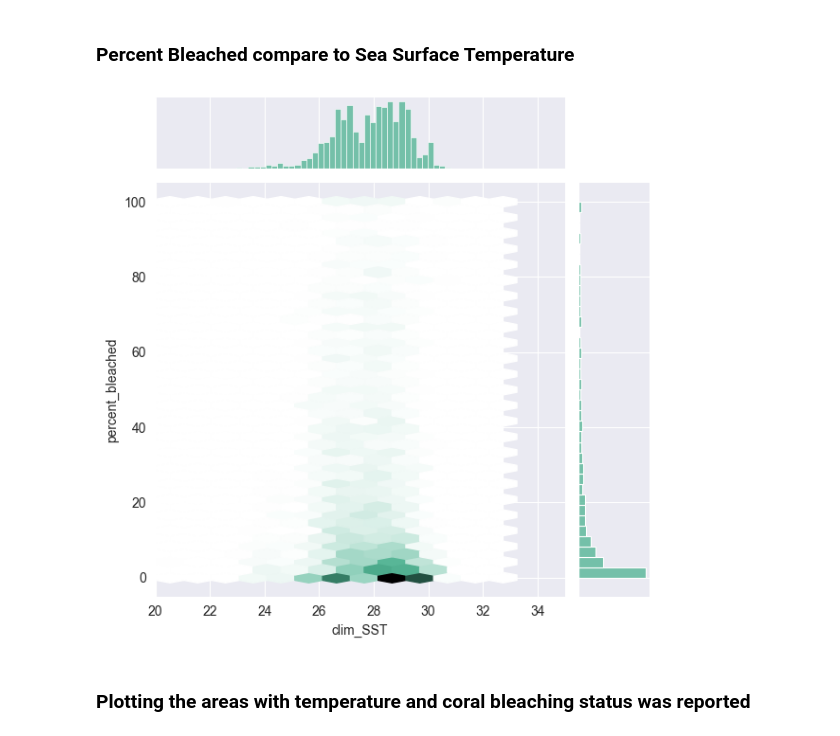
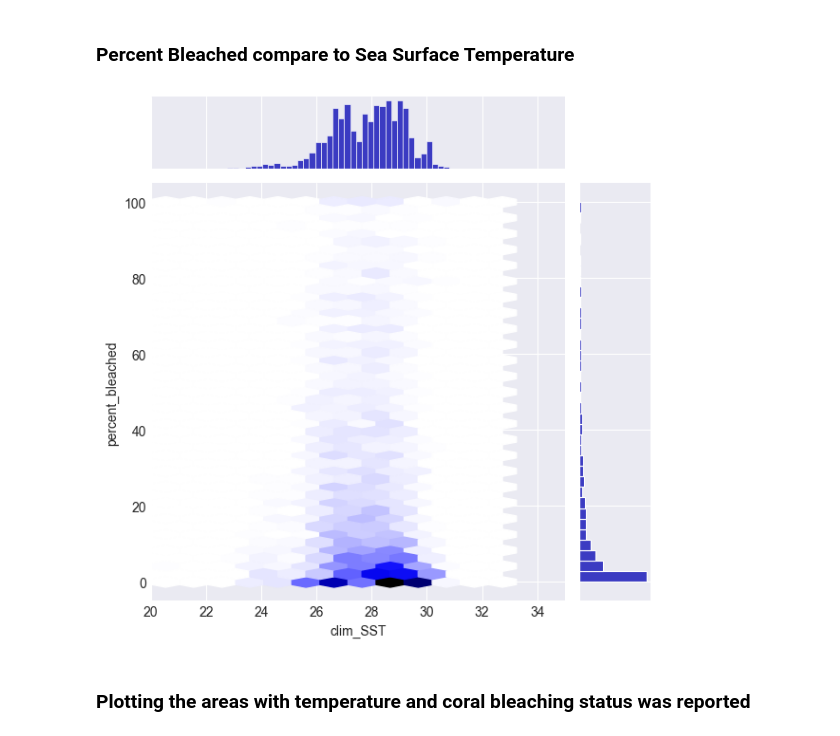
Before and after one commit to S-Romberg/ocean_temp_prediction, a Jupyter notebook: Linear Regression - Predicting Coral Bleaching/linear_regression.ipynb, the cells around one changed output. Cells and saved outputs as stored; diff of their text form; code cells hidden in the pictures.

Commit message:
changed color of graph

```diff
--- a/Linear Regression - Predicting Coral Bleaching/linear_regression.ipynb
+++ b/Linear Regression - Predicting Coral Bleaching/linear_regression.ipynb
@@ -127,9 +127,9 @@ test_dataset = dataset.drop(train_dataset.index)
 # %% [markdown]
 ### Percent Bleached compare to Sea Surface Temperature
 # %%
-g = sns.jointplot(x='clim_SST', y='percent_bleached', data=train_dataset, kind="hex", color="#4CB391", xlim=(20, 35))
+g = sns.jointplot(x='clim_SST', y='percent_bleached', data=train_dataset, kind="hex", color="#0000b3", xlim=(20, 35))
 # %% [output]
-[figure, old version]
+[figure, new version]
 # %% [markdown]
 ### Plotting the areas with temperature and coral bleaching status was reported
 # %%
```
